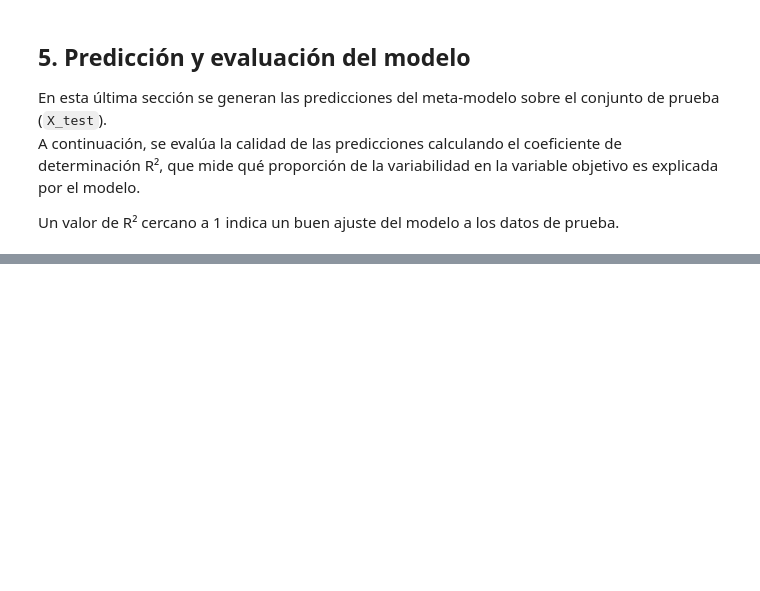
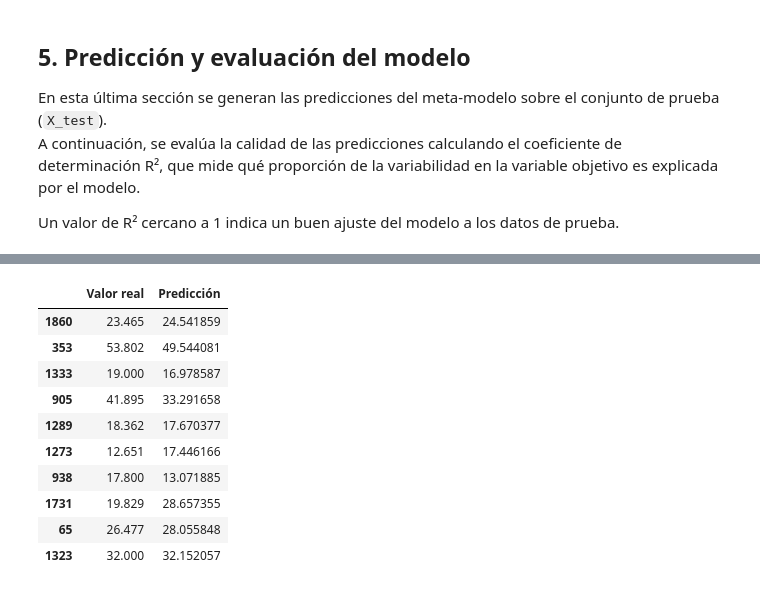
Before and after one commit to carlosmdpb/Ensamble_Secuencial, a Jupyter notebook: notebooks/parkinsons_decisionTreeRegressor/notebook_dtr_parkinsons.ipynb, the cells around one changed output, grey strips where cells are left out. Saved outputs shown, nothing was run; the diff lists cells and outputs as text; code cells hidden in the pictures; blank space fills up the shorter version.

```diff
--- a/notebooks/parkinsons_decisionTreeRegressor/notebook_dtr_parkinsons.ipynb
+++ b/notebooks/parkinsons_decisionTreeRegressor/notebook_dtr_parkinsons.ipynb
@@ -174,3 +202,23 @@ El modelo explica el 76.71% de la variabilidad de los datos de prueba.
+# %%
+#Mostrar 10 ejemplos reales vs predicciones
+df_predicciones = pd.DataFrame({
+    'Valor real': y_test,
+    'Predicción': y_pred
+})
+
+df_predicciones.head(10)
+# %% [output]
+|  | Valor real | Predicción |
+| 1860 | 23.465 | 24.541859 |
+| 353 | 53.802 | 49.544081 |
+| 1333 | 19.000 | 16.978587 |
+| 905 | 41.895 | 33.291658 |
+| 1289 | 18.362 | 17.670377 |
+| 1273 | 12.651 | 17.446166 |
+| 938 | 17.800 | 13.071885 |
+| 1731 | 19.829 | 28.657355 |
+| 65 | 26.477 | 28.055848 |
+| 1323 | 32.000 | 32.152057 |
 # %% [markdown]
 ## 6. Conclusiones
 
```
Also changed, not shown: parts of 3 cells of this notebook, 4 other files.
